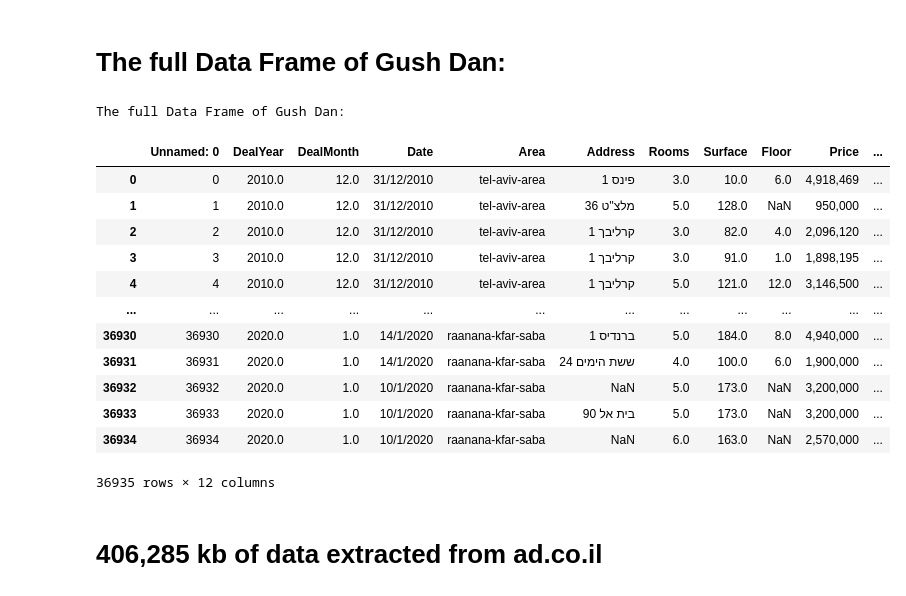
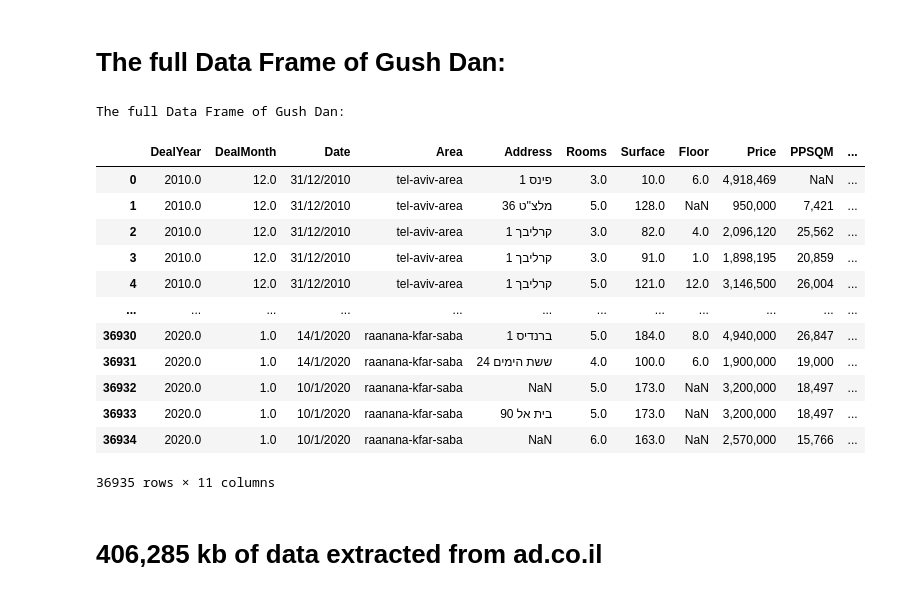
Before and after one commit to YuvalBerkovichCS/Data-Science-Project, a Jupyter notebook: Crawling Data.ipynb, the cells around one changed output. Cells and saved outputs as stored; diff of their text form; code cells hidden in the pictures.

```diff
--- a/Crawling Data.ipynb
+++ b/Crawling Data.ipynb
@@ -222,23 +222,23 @@ ramat-hasharon-herzliya Data Frame:
 # The full Data Frame of Gush Dan:
 # %%
 data_file_name = 'data-v11-07-08-29-06-22'
-fullDf = pd.read_csv('data/'+ data_file_name +'.csv', encoding= 'ISO-8859-8')
+fullDf = pd.read_csv('data/'+ data_file_name +'.csv', encoding= 'ISO-8859-8',index_col=0)
 print('The full Data Frame of Gush Dan:')
 fullDf
 # %% [output]
 The full Data Frame of Gush Dan:
-|  | Unnamed: 0 | DealYear | DealMonth | Date | Area | Address | Rooms | Surface | Floor | Price | ... |
-| 0 | 0 | 2010.0 | 12.0 | 31/12/2010 | tel-aviv-area | פינס 1 | 3.0 | 10.0 | 6.0 | 4,918,469 | ... |
-| 1 | 1 | 2010.0 | 12.0 | 31/12/2010 | tel-aviv-area | מלצ''ט 36 | 5.0 | 128.0 | NaN | 950,000 | ... |
-| 2 | 2 | 2010.0 | 12.0 | 31/12/2010 | tel-aviv-area | קרליבך 1 | 3.0 | 82.0 | 4.0 | 2,096,120 | ... |
-| 3 | 3 | 2010.0 | 12.0 | 31/12/2010 | tel-aviv-area | קרליבך 1 | 3.0 | 91.0 | 1.0 | 1,898,195 | ... |
-| 4 | 4 | 2010.0 | 12.0 | 31/12/2010 | tel-aviv-area | קרליבך 1 | 5.0 | 121.0 | 12.0 | 3,146,500 | ... |
+|  | DealYear | DealMonth | Date | Area | Address | Rooms | Surface | Floor | Price | PPSQM | ... |
+| 0 | 2010.0 | 12.0 | 31/12/2010 | tel-aviv-area | פינס 1 | 3.0 | 10.0 | 6.0 | 4,918,469 | NaN | ... |
+| 1 | 2010.0 | 12.0 | 31/12/2010 | tel-aviv-area | מלצ''ט 36 | 5.0 | 128.0 | NaN | 950,000 | 7,421 | ... |
+| 2 | 2010.0 | 12.0 | 31/12/2010 | tel-aviv-area | קרליבך 1 | 3.0 | 82.0 | 4.0 | 2,096,120 | 25,562 | ... |
+| 3 | 2010.0 | 12.0 | 31/12/2010 | tel-aviv-area | קרליבך 1 | 3.0 | 91.0 | 1.0 | 1,898,195 | 20,859 | ... |
+| 4 | 2010.0 | 12.0 | 31/12/2010 | tel-aviv-area | קרליבך 1 | 5.0 | 121.0 | 12.0 | 3,146,500 | 26,004 | ... |
 | ... | ... | ... | ... | ... | ... | ... | ... | ... | ... | ... | ... |
-| 36930 | 36930 | 2020.0 | 1.0 | 14/1/2020 | raanana-kfar-saba | ברנדיס 1 | 5.0 | 184.0 | 8.0 | 4,940,000 | ... |
-| 36931 | 36931 | 2020.0 | 1.0 | 14/1/2020 | raanana-kfar-saba | ששת הימים 24 | 4.0 | 100.0 | 6.0 | 1,900,000 | ... |
-| 36932 | 36932 | 2020.0 | 1.0 | 10/1/2020 | raanana-kfar-saba | NaN | 5.0 | 173.0 | NaN | 3,200,000 | ... |
-| 36933 | 36933 | 2020.0 | 1.0 | 10/1/2020 | raanana-kfar-saba | בית אל 90 | 5.0 | 173.0 | NaN | 3,200,000 | ... |
-| 36934 | 36934 | 2020.0 | 1.0 | 10/1/2020 | raanana-kfar-saba | NaN | 6.0 | 163.0 | NaN | 2,570,000 | ... |
+| 36930 | 2020.0 | 1.0 | 14/1/2020 | raanana-kfar-saba | ברנדיס 1 | 5.0 | 184.0 | 8.0 | 4,940,000 | 26,847 | ... |
+| 36931 | 2020.0 | 1.0 | 14/1/2020 | raanana-kfar-saba | ששת הימים 24 | 4.0 | 100.0 | 6.0 | 1,900,000 | 19,000 | ... |
+| 36932 | 2020.0 | 1.0 | 10/1/2020 | raanana-kfar-saba | NaN | 5.0 | 173.0 | NaN | 3,200,000 | 18,497 | ... |
+| 36933 | 2020.0 | 1.0 | 10/1/2020 | raanana-kfar-saba | בית אל 90 | 5.0 | 173.0 | NaN | 3,200,000 | 18,497 | ... |
+| 36934 | 2020.0 | 1.0 | 10/1/2020 | raanana-kfar-saba | NaN | 6.0 | 163.0 | NaN | 2,570,000 | 15,766 | ... |
-36935 rows × 12 columns
+36935 rows × 11 columns
 # %% [markdown]
 # 406,285 kb of data extracted from ad.co.il
```
